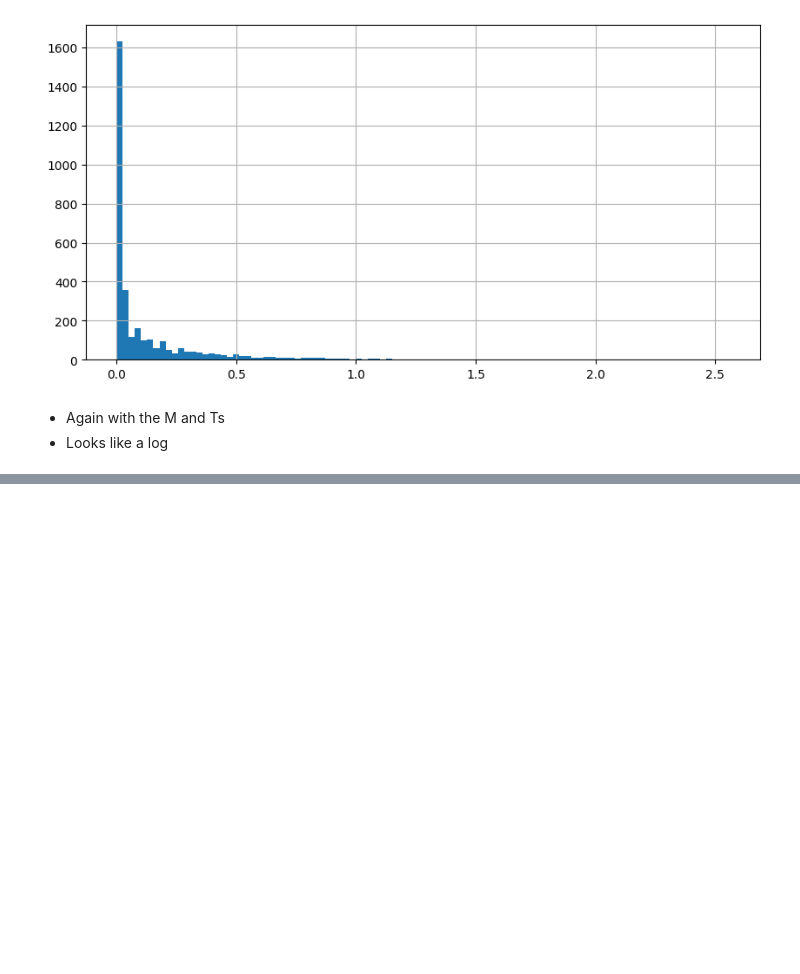
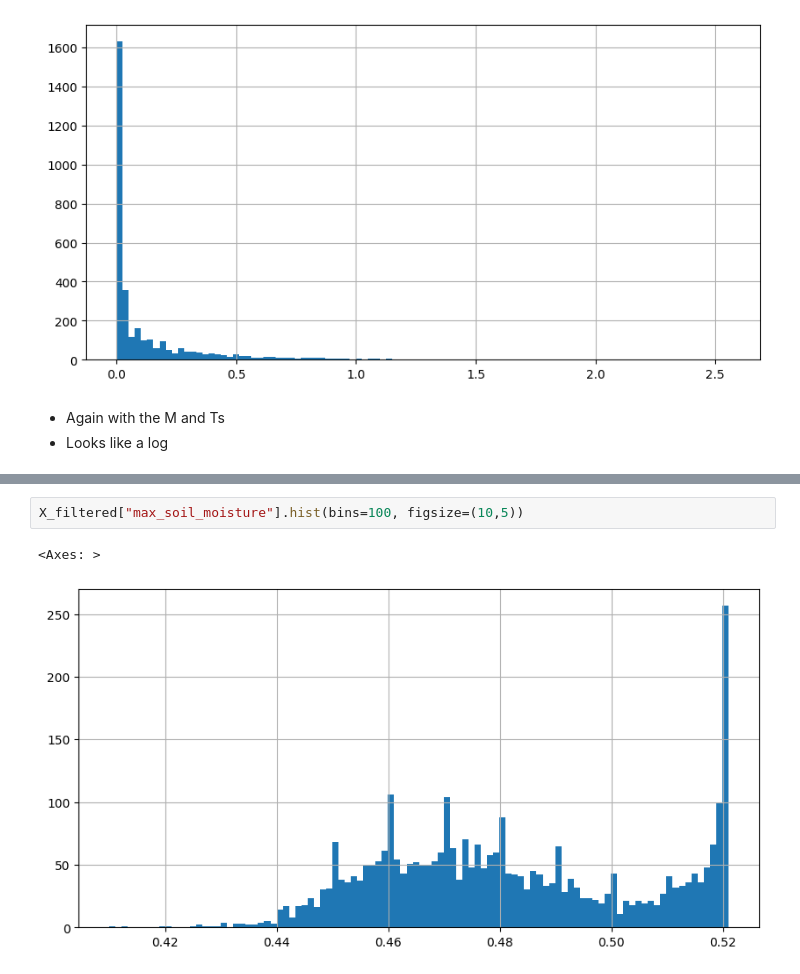
Before and after one commit to bradenkirkpatrick/Machine-Learning-Project-1, a Jupyter notebook: GroundHogProblem.ipynb, the cells around one changed output, grey strips where cells are left out. Saved outputs shown, nothing was run; the diff lists cells and outputs as text; blank space fills up the shorter version.

```diff
--- a/GroundHogProblem.ipynb
+++ b/GroundHogProblem.ipynb
@@ -227,0 +261,5 @@ X_filtered["precipitation"].hist(bins=100, figsize=(10,5))
+# %%
+X_filtered["max_soil_moisture"].hist(bins=100, figsize=(10,5))
+# %% [output]
+<Axes: >
+[figure, added]
```
Also changed, not shown: parts of 5 cells of this notebook.
